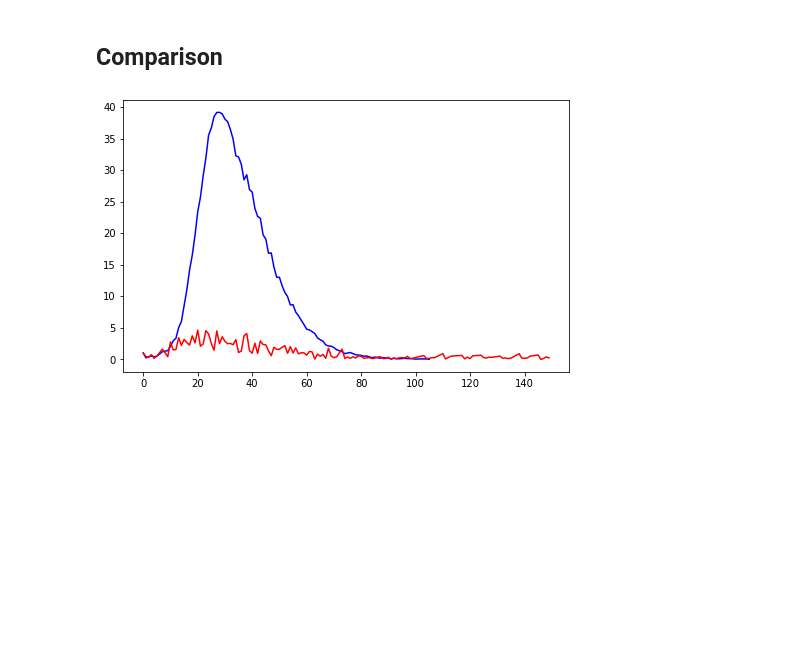
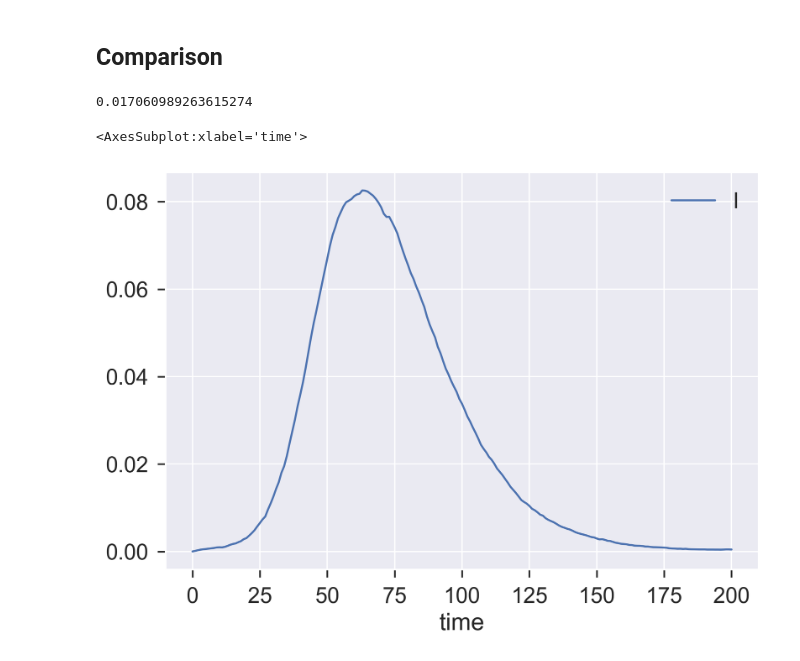
Before and after one commit to leo-pfeiffer/epi-sim, a Jupyter notebook: lib/experiments/4_model_validation.ipynb, the cells around one changed output. Saved outputs shown, nothing was run; the diff lists cells and outputs as text; code cells hidden in the pictures; blank space fills up the shorter version.

```diff
--- a/lib/experiments/4_model_validation.ipynb
+++ b/lib/experiments/4_model_validation.ipynb
@@ -128,7 +154,7 @@ def df_group_mean(df):
 
 def get_wide(name, max_time):
 
-    # get
+    # get data frame
     df = get_df(name)
 
     # transform
@@ -142,13 +168,49 @@ def get_wide(name, max_time):
     new_cases = (wide['S'].diff().fillna(first_val) * (-1)).values.tolist()
     wide['New cases'] = new_cases
 
+    # calc total cases
+    wide['Total cases'] = wide['E'] + wide['I'] + wide['R']
+
     return wide
 
 
-def make_ts(name, max_time):
+def make_nc_ts(name, max_time):
     wide = get_wide(name, max_time)
     x = wide['time'].values.tolist()
-    y = (wide['New cases'].pct_change().fillna(0) + 1).values.cumprod()
+    y = wide['New cases'].values.tolist()
     return x, y
+
+
+def make_tc_ts(name, max_time):
+    wide = get_wide(name, max_time)
+    x = wide['time'].values.tolist()
+    y = [c for c in wide['Total cases'].values.tolist()]
+    return x, y
+
+
+def make_nc_smooth_ts(name, max_time, p):
+    wide = get_wide(name, max_time)
+    x = wide['time'].values.tolist()
+    y = [c for c in wide['New cases'].rolling(p).mean().values.tolist()]
+    return x, y
+
+# ===========================
+
+def new_haven_tc():
+    x = first200['Date updated'].values.tolist()
+    y = [c / POPULATION for c in first200['Total cases'].values.tolist()]
+    return x, y
+
+
+def new_haven_nc():
+    x = first200['Date updated'].values.tolist()
+    y = [c / POPULATION for c in first200['New cases'].values.tolist()]
+    return x, y
+
+
+def new_haven_nc_smooth(p):
+    x = first200['Date updated'].values.tolist()
+    y = [c / POPULATION for c in first200['New cases'].rolling(p).mean().values.tolist()]
+    return x, y
 # %% [markdown]
 ## Comparison
@@ -160,7 +216,0 @@ y2 = (first200['New cases'].pct_change().fillna(0) + 1).values.cumprod()
-# %%
-plt.figure(num = 3, figsize=(8, 5))
-plt.plot(x1, y1, color='blue')
-plt.plot(x2, y2, color='red')
-plt.show()
-# %% [output]
-[figure, removed]
@@ -166,0 +220,10 @@ plt.show()
+# %%
+_y2[0]
+# %% [output]
+0.017060989263615274
+# %%
+dd = get_wide('seir_mobility_pre_validation', MAX_TIME)
+dd.plot(x='time', y='I')
+# %% [output]
+<AxesSubplot:xlabel='time'>
+[figure, added]
```
Also changed, not shown: parts of 10 cells of this notebook.
